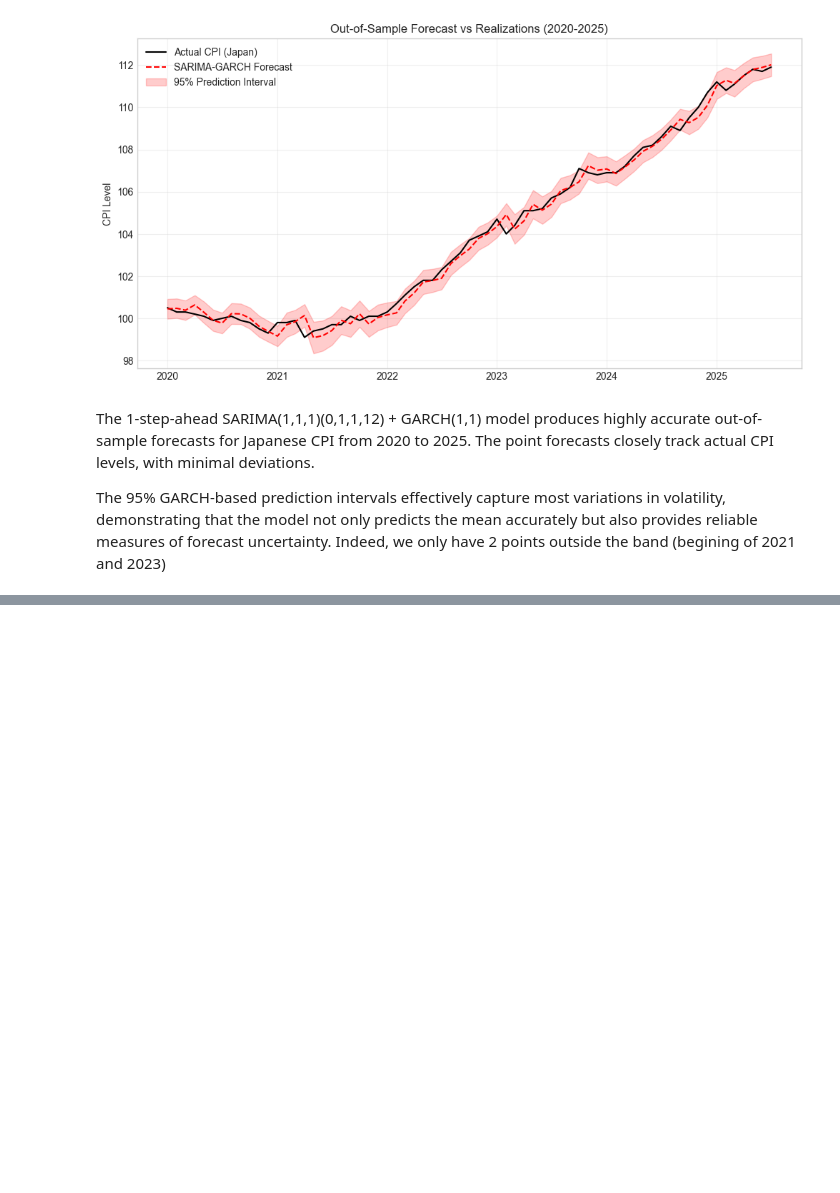
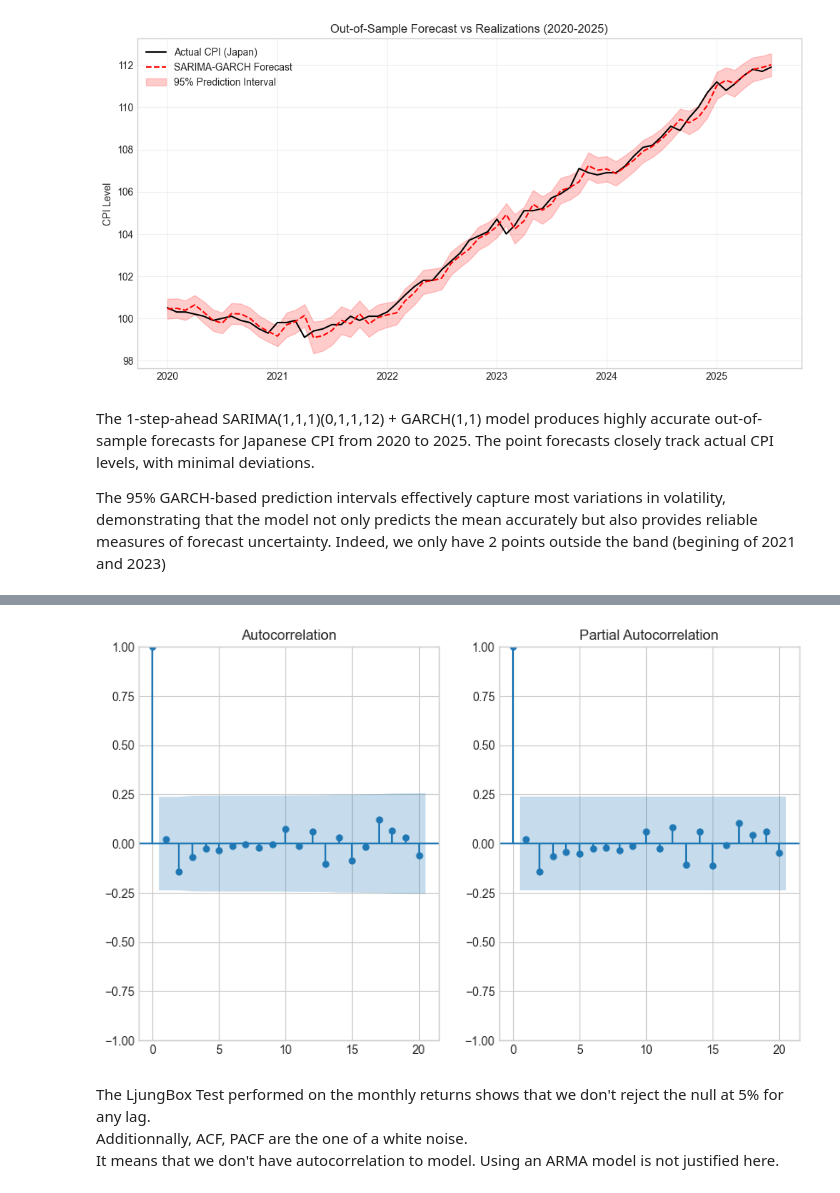
Before and after one commit to axel2329/Time-Series, a Jupyter notebook: TimeSeries.ipynb, the cells around one changed output, grey strips where cells are left out. Drawn from its saved outputs; the diff is of its cells as text; code cells hidden in the pictures; blank space fills up the shorter version.

```diff
--- a/TimeSeries.ipynb
+++ b/TimeSeries.ipynb
@@ -525,0 +678,2 @@ The 95% GARCH-based prediction intervals effectively capture most variations in
+# %%
+run_adf_test(ret_monthly, "Silver Monthly Return")
@@ -525,0 +716,12 @@ The 95% GARCH-based prediction intervals effectively capture most variations in
+# %%
+fig = plt.figure(figsize=(10,6))
+ax1 = fig.add_subplot(1,2,1)
+fig = sm.graphics.tsa.plot_acf(ret_monthly, lags=20, ax=ax1, alpha=0.05)
+ax2 = fig.add_subplot(1,2,2)
+fig = sm.graphics.tsa.plot_pacf(ret_monthly, lags=20, ax=ax2, alpha=0.05)
+# %% [output]
+[figure, added]
+# %% [markdown]
+The LjungBox Test performed on the monthly returns shows that we don't reject the null at 5% for any lag.
+Additionnally, ACF, PACF are the one of a white noise.
+It means that we don't have autocorrelation to model. Using an ARMA model is not justified here.
```
Also changed, not shown: parts of 65 cells of this notebook.
